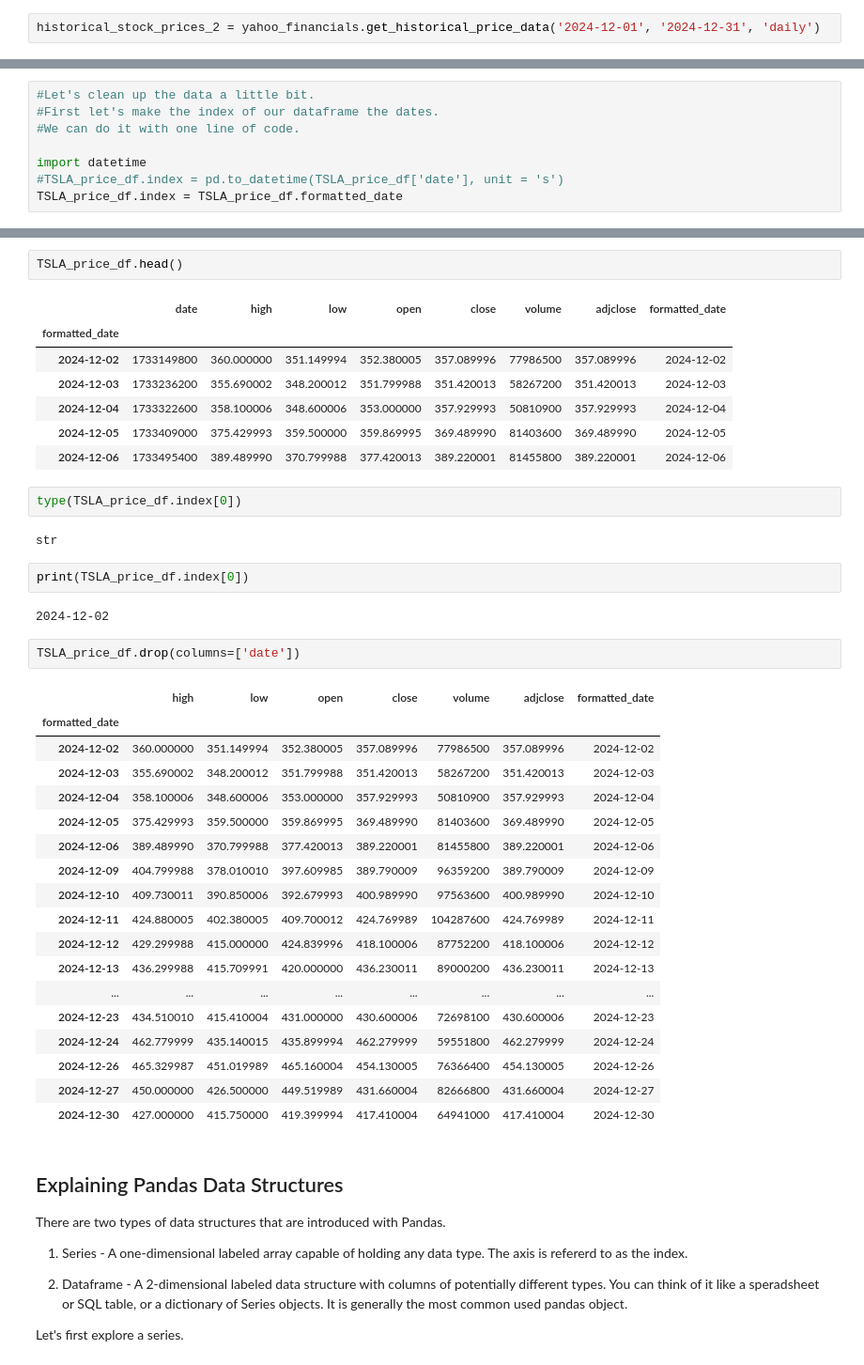
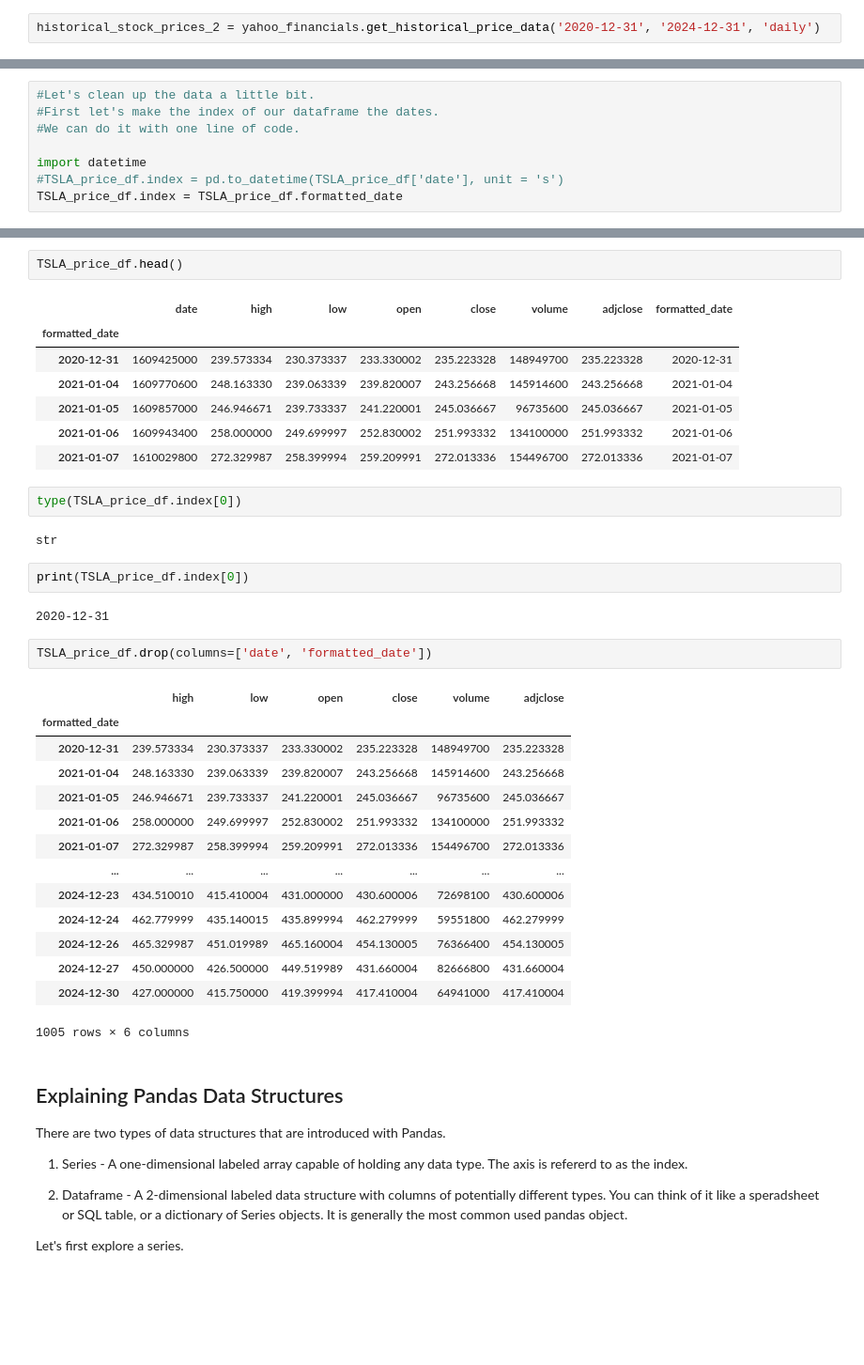
Before and after one commit to 21104988d/AF3214, a Jupyter notebook: Week_6_Introduction_to_Scientific_Computing.ipynb, the cells around one changed output, grey strips where cells are left out. Shown at 94% size. Drawn from its saved outputs; the diff is of its cells as text; blank space fills up the shorter version.

```diff
--- a/Week_6_Introduction_to_Scientific_Computing.ipynb
+++ b/Week_6_Introduction_to_Scientific_Computing.ipynb
@@ -111,7 +129,7 @@ print (historical_stock_prices)
 # %% [output]
 {'TSLA': {'eventsData': {'splits': {'2020-08-01': {'date': 1598880600, 'numerator': 5.0, 'denominator': 1.0, 'splitRatio': '5:1', 'formatted_date': '2020-08-31'}, '2022-08-01': {'date': 1661434200, 'n ...
 # %%
-historical_stock_prices_2 = yahoo_financials.get_historical_price_data('2024-12-01', '2024-12-31', 'daily')
+historical_stock_prices_2 = yahoo_financials.get_historical_price_data('2020-12-31', '2024-12-31', 'daily')
 # %% [markdown]
 Observe how the data looks like. Figure out what type it is and mess around with accessing the elements in the historical_stock_prices_2
 # %%
@@ -165,11 +201,11 @@ TSLA_price_df.head()
 # %% [output]
 |  | date | high | low | open | close | volume | adjclose | formatted_date |
 | formatted_date |  |  |  |  |  |  |  |  |
-| 2024-12-02 | 1733149800 | 360.000000 | 351.149994 | 352.380005 | 357.089996 | 77986500 | 357.089996 | 2024-12-02 |
-| 2024-12-03 | 1733236200 | 355.690002 | 348.200012 | 351.799988 | 351.420013 | 58267200 | 351.420013 | 2024-12-03 |
-| 2024-12-04 | 1733322600 | 358.100006 | 348.600006 | 353.000000 | 357.929993 | 50810900 | 357.929993 | 2024-12-04 |
-| 2024-12-05 | 1733409000 | 375.429993 | 359.500000 | 359.869995 | 369.489990 | 81403600 | 369.489990 | 2024-12-05 |
-| 2024-12-06 | 1733495400 | 389.489990 | 370.799988 | 377.420013 | 389.220001 | 81455800 | 389.220001 | 2024-12-06 |
+| 2020-12-31 | 1609425000 | 239.573334 | 230.373337 | 233.330002 | 235.223328 | 148949700 | 235.223328 | 2020-12-31 |
+| 2021-01-04 | 1609770600 | 248.163330 | 239.063339 | 239.820007 | 243.256668 | 145914600 | 243.256668 | 2021-01-04 |
+| 2021-01-05 | 1609857000 | 246.946671 | 239.733337 | 241.220001 | 245.036667 | 96735600 | 245.036667 | 2021-01-05 |
+| 2021-01-06 | 1609943400 | 258.000000 | 249.699997 | 252.830002 | 251.993332 | 134100000 | 251.993332 | 2021-01-06 |
+| 2021-01-07 | 1610029800 | 272.329987 | 258.399994 | 259.209991 | 272.013336 | 154496700 | 272.013336 | 2021-01-07 |
 # %%
 type(TSLA_price_df.index[0])
 # %% [output]
@@ -177,28 +213,24 @@ str
 # %%
 print(TSLA_price_df.index[0])
 # %% [output]
-2024-12-02
+2020-12-31
 # %%
-TSLA_price_df.drop(columns=['date'])
+TSLA_price_df.drop(columns=['date', 'formatted_date'])
 # %% [output]
-|  | high | low | open | close | volume | adjclose | formatted_date |
-| formatted_date |  |  |  |  |  |  |  |
-| 2024-12-02 | 360.000000 | 351.149994 | 352.380005 | 357.089996 | 77986500 | 357.089996 | 2024-12-02 |
-| 2024-12-03 | 355.690002 | 348.200012 | 351.799988 | 351.420013 | 58267200 | 351.420013 | 2024-12-03 |
-| 2024-12-04 | 358.100006 | 348.600006 | 353.000000 | 357.929993 | 50810900 | 357.929993 | 2024-12-04 |
-| 2024-12-05 | 375.429993 | 359.500000 | 359.869995 | 369.489990 | 81403600 | 369.489990 | 2024-12-05 |
-| 2024-12-06 | 389.489990 | 370.799988 | 377.420013 | 389.220001 | 81455800 | 389.220001 | 2024-12-06 |
-| 2024-12-09 | 404.799988 | 378.010010 | 397.609985 | 389.790009 | 96359200 | 389.790009 | 2024-12-09 |
-| 2024-12-10 | 409.730011 | 390.850006 | 392.679993 | 400.989990 | 97563600 | 400.989990 | 2024-12-10 |
-| 2024-12-11 | 424.880005 | 402.380005 | 409.700012 | 424.769989 | 104287600 | 424.769989 | 2024-12-11 |
-| 2024-12-12 | 429.299988 | 415.000000 | 424.839996 | 418.100006 | 87752200 | 418.100006 | 2024-12-12 |
-| 2024-12-13 | 436.299988 | 415.709991 | 420.000000 | 436.230011 | 89000200 | 436.230011 | 2024-12-13 |
-| ... | ... | ... | ... | ... | ... | ... | ... |
-| 2024-12-23 | 434.510010 | 415.410004 | 431.000000 | 430.600006 | 72698100 | 430.600006 | 2024-12-23 |
-| 2024-12-24 | 462.779999 | 435.140015 | 435.899994 | 462.279999 | 59551800 | 462.279999 | 2024-12-24 |
-| 2024-12-26 | 465.329987 | 451.019989 | 465.160004 | 454.130005 | 76366400 | 454.130005 | 2024-12-26 |
-| 2024-12-27 | 450.000000 | 426.500000 | 449.519989 | 431.660004 | 82666800 | 431.660004 | 2024-12-27 |
-| 2024-12-30 | 427.000000 | 415.750000 | 419.399994 | 417.410004 | 64941000 | 417.410004 | 2024-12-30 |
+|  | high | low | open | close | volume | adjclose |
+| formatted_date |  |  |  |  |  |  |
+| 2020-12-31 | 239.573334 | 230.373337 | 233.330002 | 235.223328 | 148949700 | 235.223328 |
+| 2021-01-04 | 248.163330 | 239.063339 | 239.820007 | 243.256668 | 145914600 | 243.256668 |
+| 2021-01-05 | 246.946671 | 239.733337 | 241.220001 | 245.036667 | 96735600 | 245.036667 |
+| 2021-01-06 | 258.000000 | 249.699997 | 252.830002 | 251.993332 | 134100000 | 251.993332 |
+| 2021-01-07 | 272.329987 | 258.399994 | 259.209991 | 272.013336 | 154496700 | 272.013336 |
+| ... | ... | ... | ... | ... | ... | ... |
+| 2024-12-23 | 434.510010 | 415.410004 | 431.000000 | 430.600006 | 72698100 | 430.600006 |
+| 2024-12-24 | 462.779999 | 435.140015 | 435.899994 | 462.279999 | 59551800 | 462.279999 |
+| 2024-12-26 | 465.329987 | 451.019989 | 465.160004 | 454.130005 | 76366400 | 454.130005 |
+| 2024-12-27 | 450.000000 | 426.500000 | 449.519989 | 431.660004 | 82666800 | 431.660004 |
+| 2024-12-30 | 427.000000 | 415.750000 | 419.399994 | 417.410004 | 64941000 | 417.410004 |
+1005 rows × 6 columns
 # %% [markdown]
 ## Explaining Pandas Data Structures
 
```
Also changed, not shown: parts of 34 cells of this notebook.
